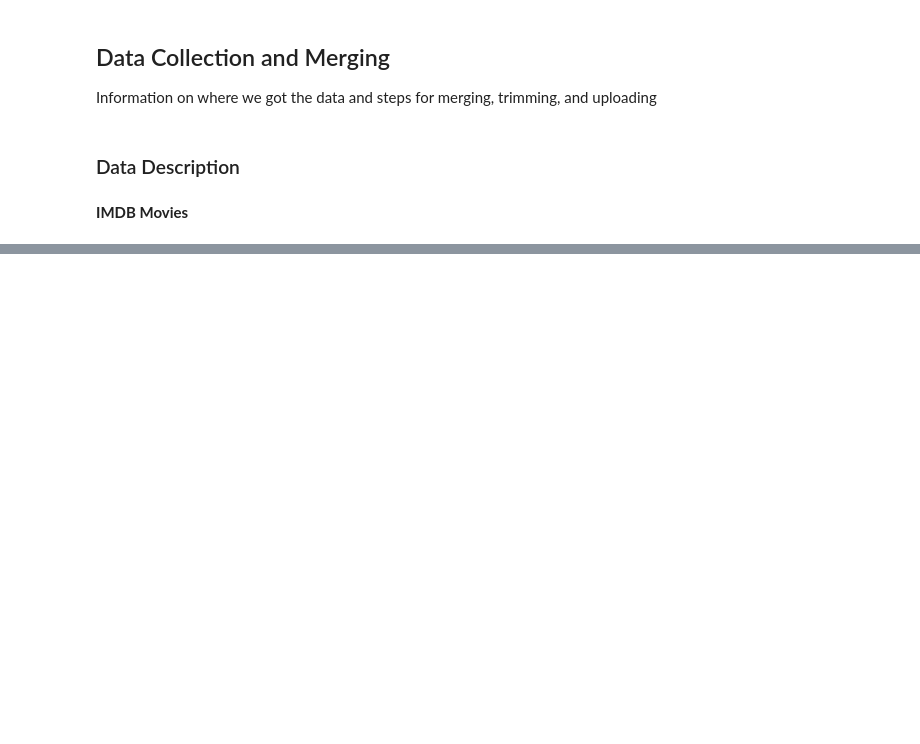
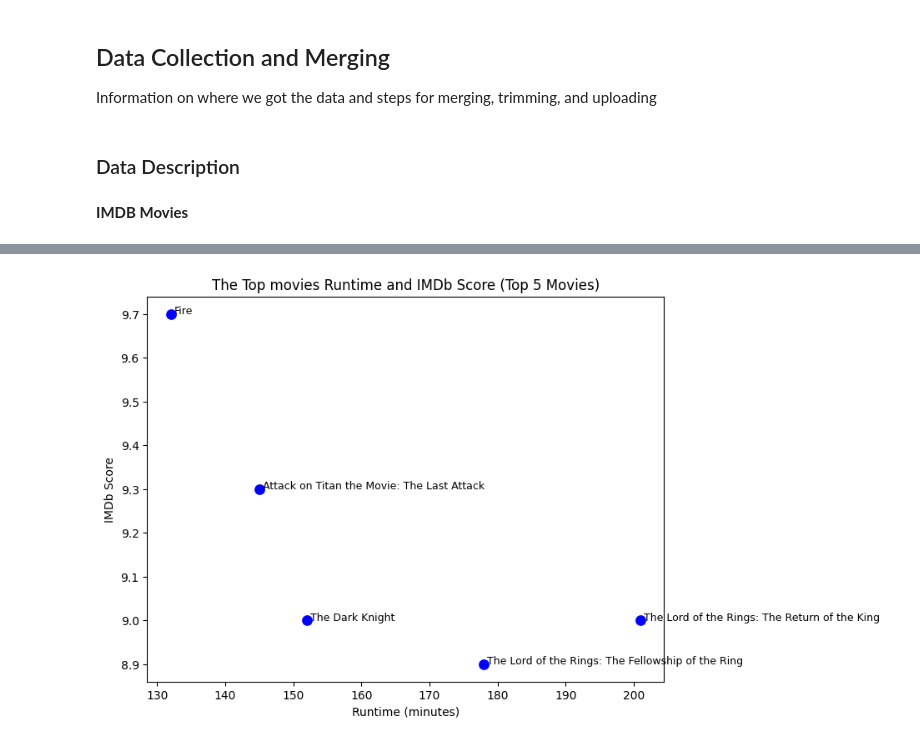
Before and after one commit to lundnm/Movie_Analysis, a Jupyter notebook: manipulation.ipynb, the cells around one changed output, grey strips where cells are left out. Saved outputs shown, nothing was run; the diff lists cells and outputs as text; code cells hidden in the pictures; blank space fills up the shorter version.

```diff
--- a/manipulation.ipynb
+++ b/manipulation.ipynb
@@ -40,0 +139,28 @@ None
+# %%
+# Filter for the top 5 movies by 'averageRating' and have over 10000 votes and over 90 minutes long
+top5_movies = filter_genre_imdb_movies[
+    (filter_genre_imdb_movies['runtimeMinutes'] > 120) &
+    (filter_genre_imdb_movies['numVotes'] > 10000)
+].sort_values('averageRating', ascending=False).head(5)
+
+
+
+plt.figure(figsize=(8,6))
+ax = sns.scatterplot(data=top5_movies, x='runtimeMinutes', y='averageRating', s=100, color='b')
+
+for i in range(top5_movies.shape[0]):
+    # Use this line if you have a title column:
+    label = top5_movies['primaryTitle'].iloc[i]
+
+    # Text will display name of film over point
+    plt.text(x=top5_movies['runtimeMinutes'].iloc[i] + 0.5,
+             y=top5_movies['averageRating'].iloc[i],
+             s=label,
+             fontsize=9)
+
+plt.xlabel('Runtime (minutes)')
+plt.ylabel('IMDb Score')
+plt.title('The Top movies Runtime and IMDb Score (Top 5 Movies)')
+plt.show()
+# %% [output]
+[figure, added]
```
Also changed, not shown: parts of 9 cells of this notebook.
